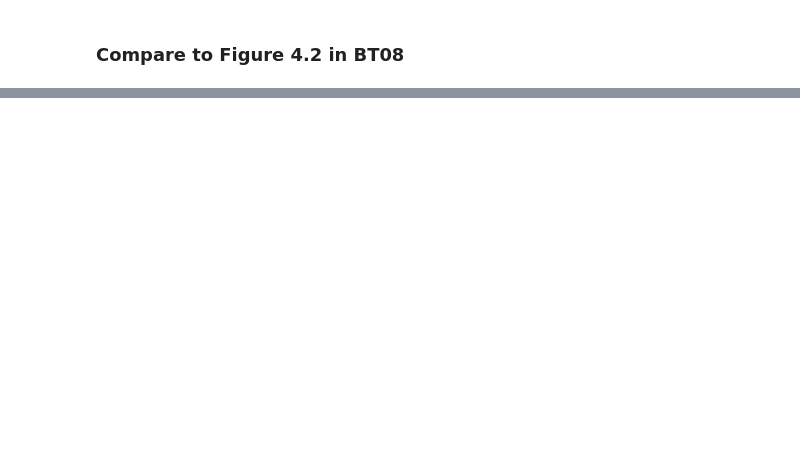
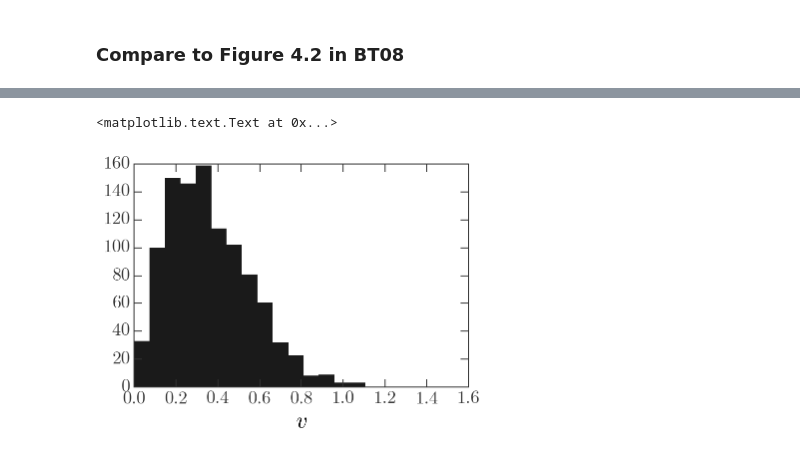
Before and after one commit to adrn/uncluster, a Jupyter notebook: notebooks/Hernquist DF.ipynb, the cells around one changed output, grey strips where cells are left out. Saved outputs shown, nothing was run; the diff lists cells and outputs as text; code cells hidden in the pictures; blank space fills up the shorter version.

```diff
--- a/notebooks/Hernquist DF.ipynb
+++ b/notebooks/Hernquist DF.ipynb
@@ -125,7 +130,0 @@ plt.plot(vs, [vel_dist(vv,8.) for vv in vs])
-# %%
-n_walkers = 32
-sampler = emcee.EnsembleSampler(n_walkers, dim=1, lnpostfn=ln_vel_dist, args=(r[1].value,))
-p0 = np.random.normal(0.1, 1E-3, size=(n_walkers,1))
-pos,_,_ = sampler.run_mcmc(p0, 128)
-sampler.reset()
-_ = sampler.run_mcmc(pos, 128)
@@ -136,3 +130,0 @@ plt.hist(sampler.flatchain)
-# %%
-for i in range(n_walkers):
-    plt.plot(sampler.chain[i,:,0], marker=None, drawstyle='steps', alpha=0.1)
@@ -151,0 +131,23 @@ def sample_velocities(pot, size=1, Emin=1E-2, Emax=0.99):
+# %%
+nwalkers = 32
+v = np.zeros_like(r)
+
+with warnings.catch_warnings():
+    warnings.filterwarnings('error')
+
+    for i in range(N_orbits):
+        p0 = np.abs(np.random.normal(1E-3, 1E-3, (nwalkers,1)))
+        sampler = emcee.EnsembleSampler(nwalkers=nwalkers, dim=1, lnpostfn=ln_vel_dist, args=(r[i],))
+
+        try:
+            _ = sampler.run_mcmc(p0, 128)
+        except Warning:
+            print("Failed!", i)
+            break
+        v[i] = sampler.chain[0,-1,0]
+# %%
+plt.hist(v, bins=np.linspace(0, 1.4, 20))
+plt.xlabel("$v$")
+# %% [output]
+<matplotlib.text.Text at 0x...>
+[figure, added]
```
Also changed, not shown: parts of 24 cells of this notebook.
